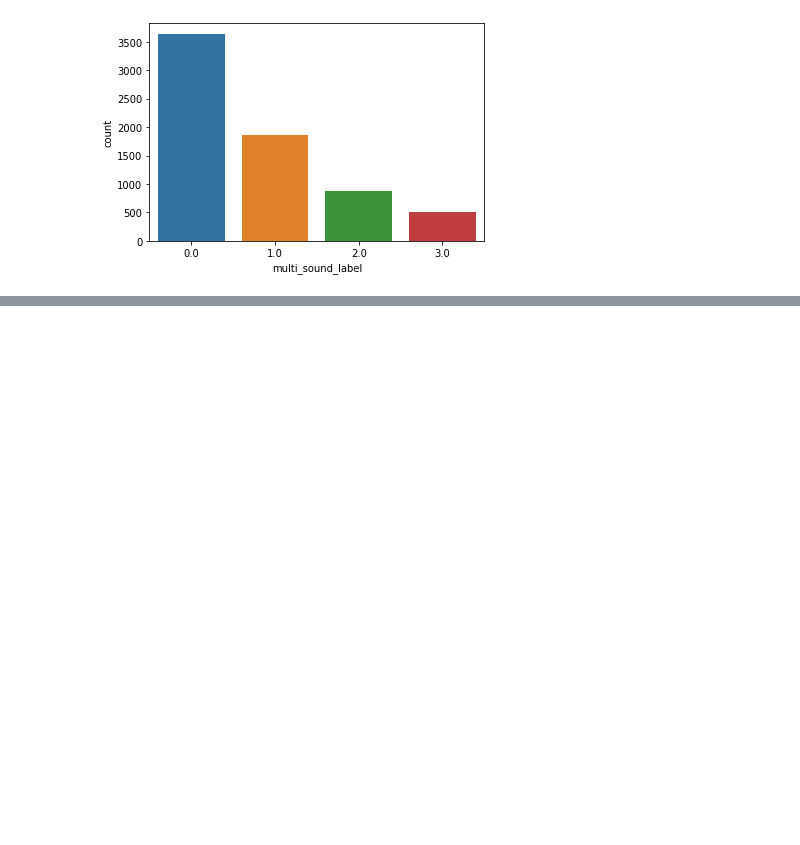
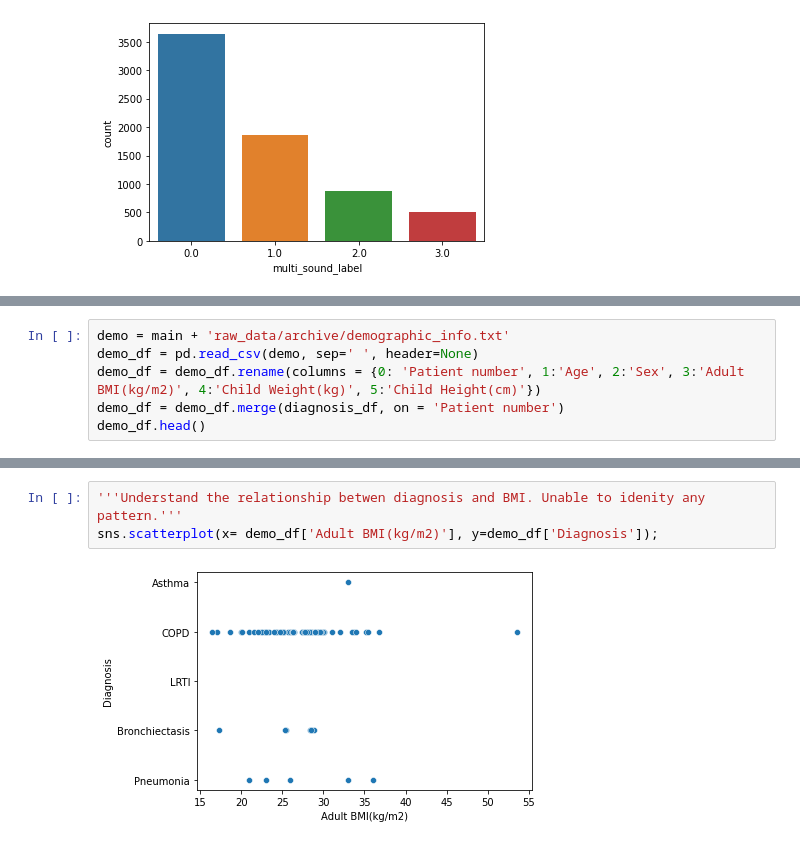
Before and after one commit to tracychg/Deep_Breath, a Jupyter notebook: notebooks/Exploratory_Data_Analysis.ipynb, the cells around one changed output, grey strips where cells are left out. Drawn from its saved outputs; the diff is of its cells as text; blank space fills up the shorter version.

Commit message:
update EDA notebook - demo and spec

```diff
--- a/notebooks/Exploratory_Data_Analysis.ipynb
+++ b/notebooks/Exploratory_Data_Analysis.ipynb
@@ -109,0 +118,6 @@ sns.countplot(x = data['multi_sound_label']);
+# %%
+demo = main + 'raw_data/archive/demographic_info.txt'
+demo_df = pd.read_csv(demo, sep=' ', header=None)
+demo_df = demo_df.rename(columns = {0: 'Patient number', 1:'Age', 2:'Sex', 3:'Adult BMI(kg/m2)', 4:'Child Weight(kg)', 5:'Child Height(cm)'})
+demo_df = demo_df.merge(diagnosis_df, on = 'Patient number')
+demo_df.head()
@@ -109,0 +148,5 @@ sns.countplot(x = data['multi_sound_label']);
+# %%
+'''Understand the relationship betwen diagnosis and BMI. Unable to idenity any pattern.'''
+sns.scatterplot(x= demo_df['Adult BMI(kg/m2)'], y=demo_df['Diagnosis']);
+# %% [output]
+[figure, added]
```
Also changed, not shown: parts of 16 cells of this notebook.
